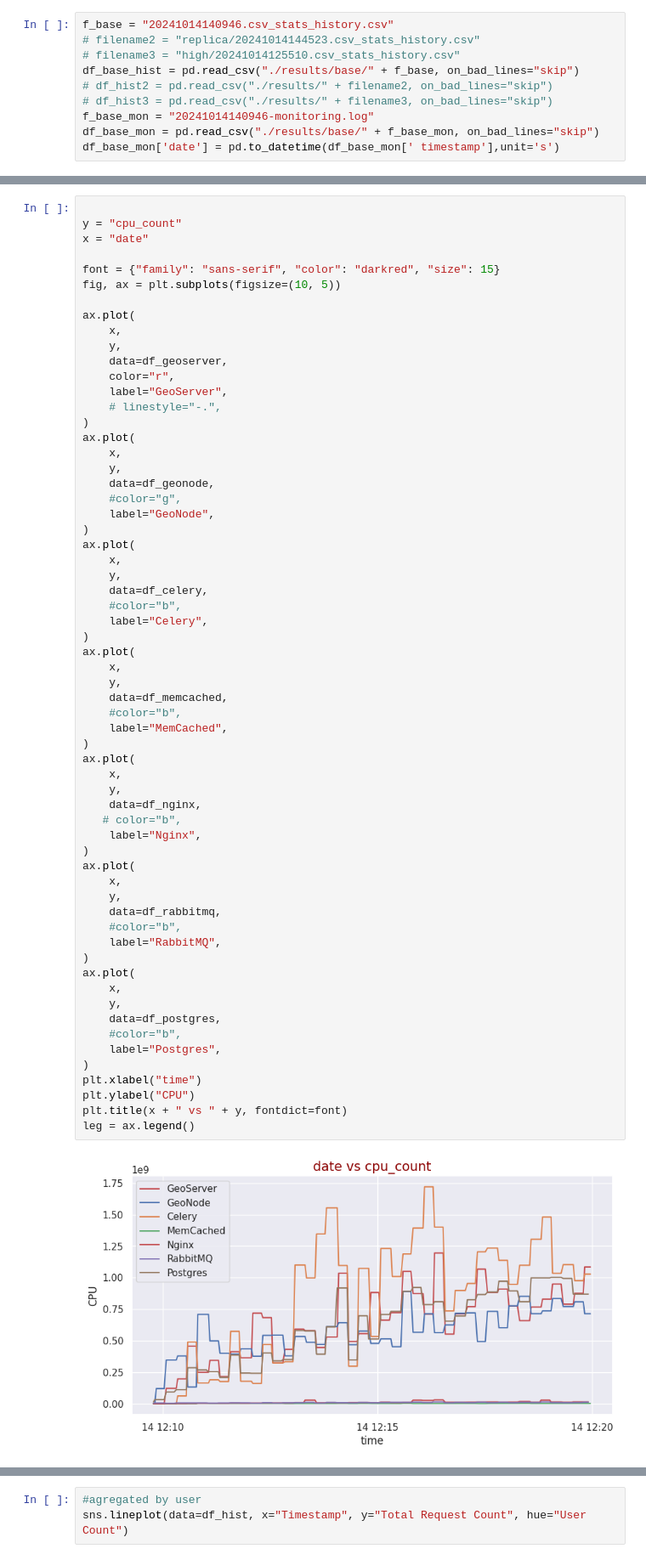
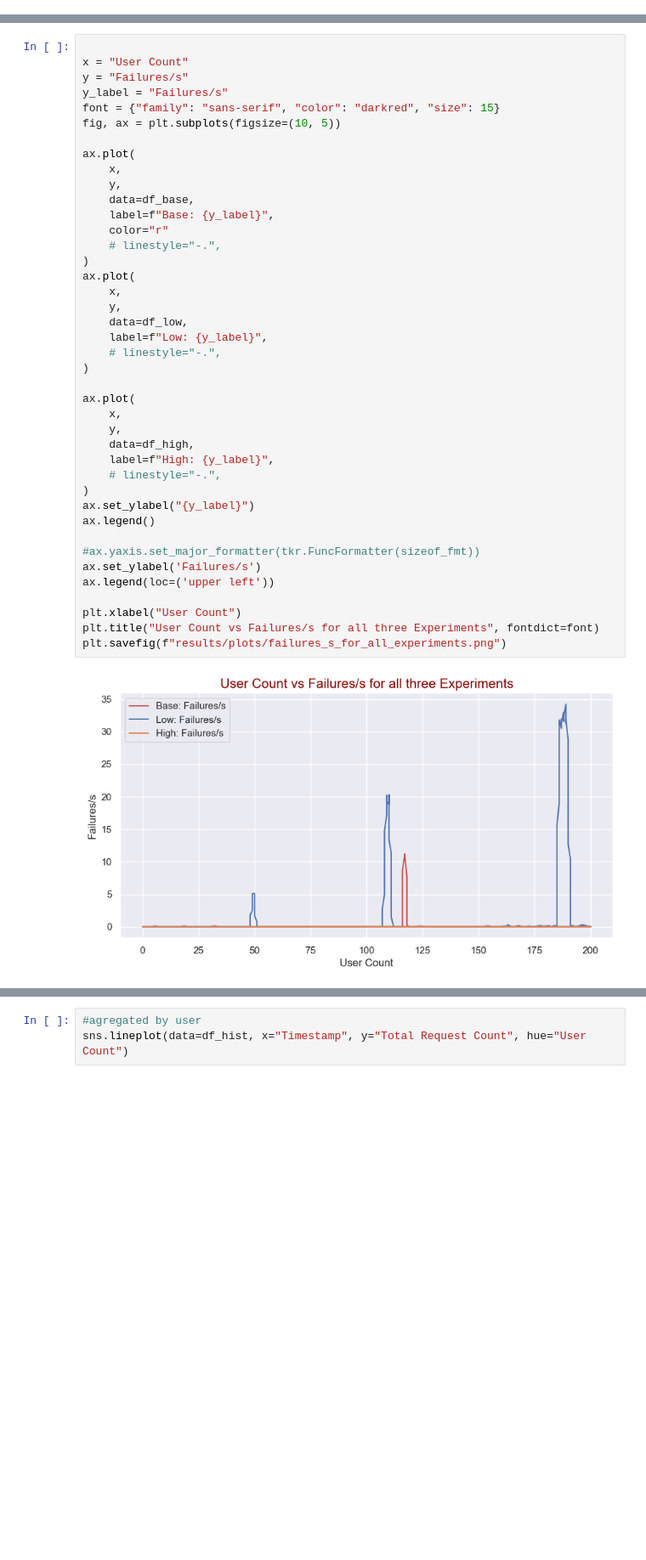
Before and after one commit to zalf-rdm/geonode-benchmark, a Jupyter notebook: charts copy.ipynb, the cells around one changed output, grey strips where cells are left out. Shown at 85% size. Cells and saved outputs as stored; diff of their text form; blank space fills up the shorter version.

```diff
--- a/charts copy.ipynb
+++ b/charts copy.ipynb
@@ -30,10 +0,0 @@ Requirement already satisfied: six>=1.5 in ./venv/lib64/python3.12/site-packages
-# %%
-f_base = "20241014140946.csv_stats_history.csv"
-# filename2 = "replica/20241014144523.csv_stats_history.csv"
-# filename3 = "high/20241014125510.csv_stats_history.csv"
-df_base_hist = pd.read_csv("./results/base/" + f_base, on_bad_lines="skip")
-# df_hist2 = pd.read_csv("./results/" + filename2, on_bad_lines="skip")
-# df_hist3 = pd.read_csv("./results/" + filename3, on_bad_lines="skip")
-f_base_mon = "20241014140946-monitoring.log"
-df_base_mon = pd.read_csv("./results/base/" + f_base_mon, on_bad_lines="skip")
-df_base_mon['date'] = pd.to_datetime(df_base_mon[' timestamp'],unit='s')
@@ -166,64 +223,43 @@ ax2.legend()
 # %%
 
-y = "cpu_count"
-x = "date"
-
+x = "User Count"
+y = "Failures/s"
+y_label = "Failures/s"
 font = {"family": "sans-serif", "color": "darkred", "size": 15}
 fig, ax = plt.subplots(figsize=(10, 5))
 
 ax.plot(
     x,
     y,
-    data=df_geoserver,
-    color="r",
-    label="GeoServer",
+    data=df_base,
+    label=f"Base: {y_label}",
+    color="r"
     # linestyle="-.",
 )
 ax.plot(
     x,
     y,
-    data=df_geonode,
-    #color="g",
-    label="GeoNode",
+    data=df_low,
+    label=f"Low: {y_label}",
+    # linestyle="-.",
 )
+
 ax.plot(
     x,
     y,
-    data=df_celery,
-    #color="b",
-    label="Celery",
+    data=df_high,
+    label=f"High: {y_label}",
+    # linestyle="-.",
 )
-ax.plot(
-    x,
-    y,
-    data=df_memcached,
-    #color="b",
-    label="MemCached",
-)
-ax.plot(
-    x,
-    y,
-    data=df_nginx,
-   # color="b",
-    label="Nginx",
-)
-ax.plot(
-    x,
-    y,
-    data=df_rabbitmq,
-    #color="b",
-    label="RabbitMQ",
-)
-ax.plot(
-    x,
-    y,
-    data=df_postgres,
-    #color="b",
-    label="Postgres",
-)
-plt.xlabel("time")
-plt.ylabel("CPU")
-plt.title(x + " vs " + y, fontdict=font)
-leg = ax.legend()
+ax.set_ylabel("{y_label}")
+ax.legend()
+
+#ax.yaxis.set_major_formatter(tkr.FuncFormatter(sizeof_fmt))
+ax.set_ylabel('Failures/s')
+ax.legend(loc=('upper left'))
+
+plt.xlabel("User Count")
+plt.title("User Count vs Failures/s for all three Experiments", fontdict=font)
+plt.savefig(f"results/plots/failures_s_for_all_experiments.png")
 # %% [output]
-[figure, old version]
+[figure, new version]
```
Also changed, not shown: parts of 23 cells of this notebook, 27 other files.
